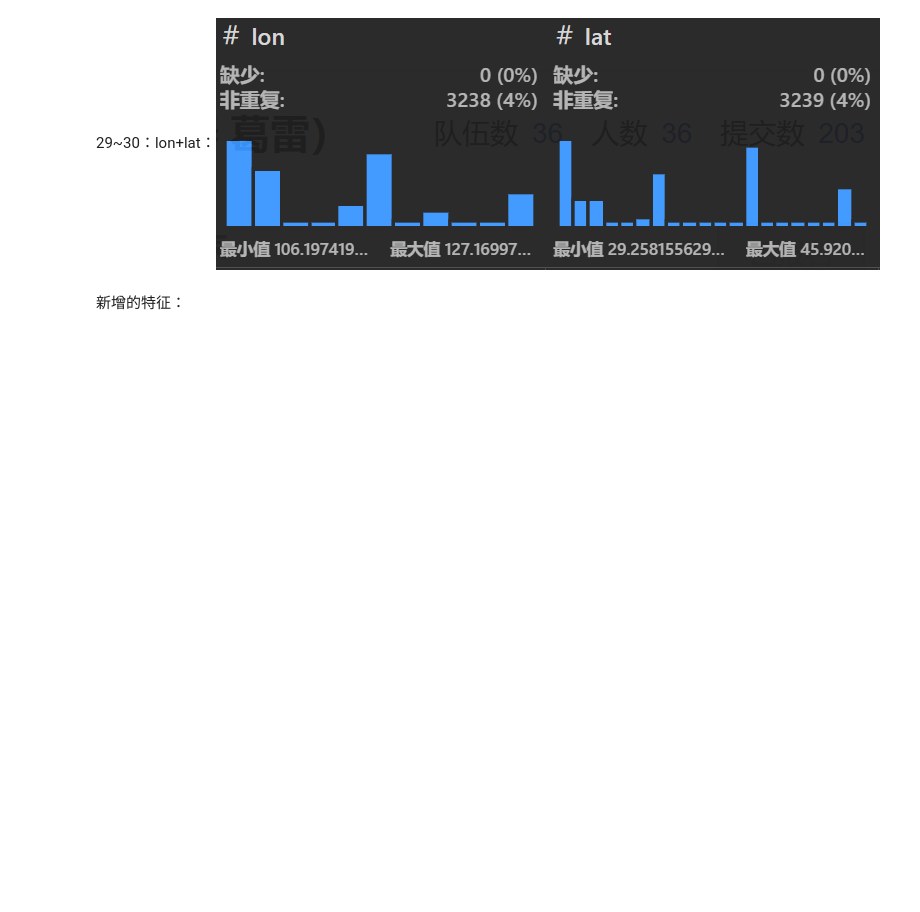
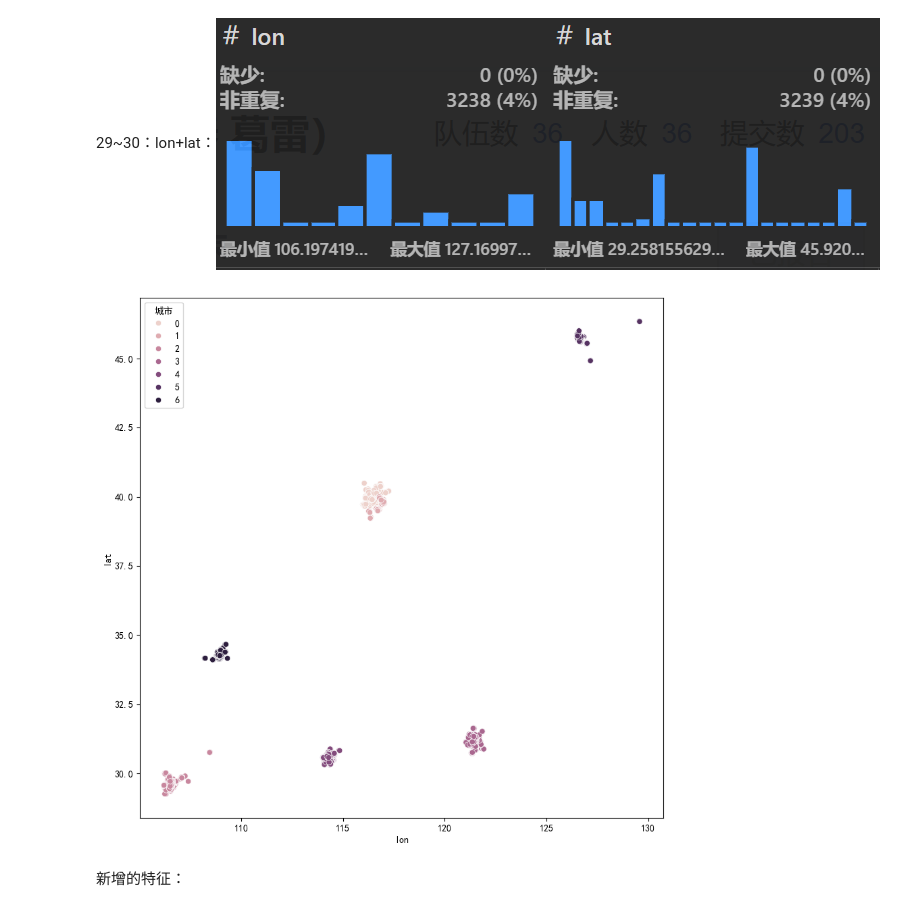
Before and after one commit to Quant-of-Renmin-University/QuantEcon2025_RUC, a Jupyter notebook: Homework/eng/2023200660/Mid-Term-Proj/Data.ipynb, the cells around one changed output. Drawn from its saved outputs; the diff is of its cells as text; code cells hidden in the pictures; blank space fills up the shorter version.

```diff
--- a/Homework/eng/2023200660/Mid-Term-Proj/Data.ipynb
+++ b/Homework/eng/2023200660/Mid-Term-Proj/Data.ipynb
@@ -417,11 +428,7 @@ list_drop = ['户型介绍','周边配套','交通出行']
 df = df.drop(list_drop,axis=1)
 # %%
 #'核心卖点'
-import jieba
-from tqdm import tqdm
-from sklearn.feature_extraction.text import TfidfVectorizer
-def encoding_text(df):
-    column = "核心卖点"
+def encoding_text(df,column='核心卖点'):
     def chinese_tokenizer(text):
         return ' '.join(jieba.cut(text))
 
@@ -437,13 +444,15 @@ def encoding_text(df):
     df.drop(column, axis=1, inplace=True)
     return df
 
-df = encoding_text(df.copy())
+df = encoding_text(df.copy(), column = "核心卖点")
 # %% [markdown]
 29~30：lon+lat：![image.png](attachment:image.png)
 # %%
 # 按城市分组计算经纬度的均值，并进行处理
-# plt.figure(figsize=(10, 10))
-# sns.scatterplot(x='lon', y='lat', data=df, hue='城市')
+plt.figure(figsize=(10, 10))
+sns.scatterplot(x='lon', y='lat', data=df, hue='城市')
 df['lat2central'] = df.groupby('城市')['lat'].transform(lambda x: (x - x.mean())**2/ x.std())
 df['lon2central'] = df.groupby('城市')['lon'].transform(lambda x: (x - x.mean())**2/ x.std())
 df.drop(['lat','lon'],axis=1,inplace=True)
+# %% [output]
+[figure, added]
```
Also changed, not shown: parts of 17 cells of this notebook, 1 other file.
